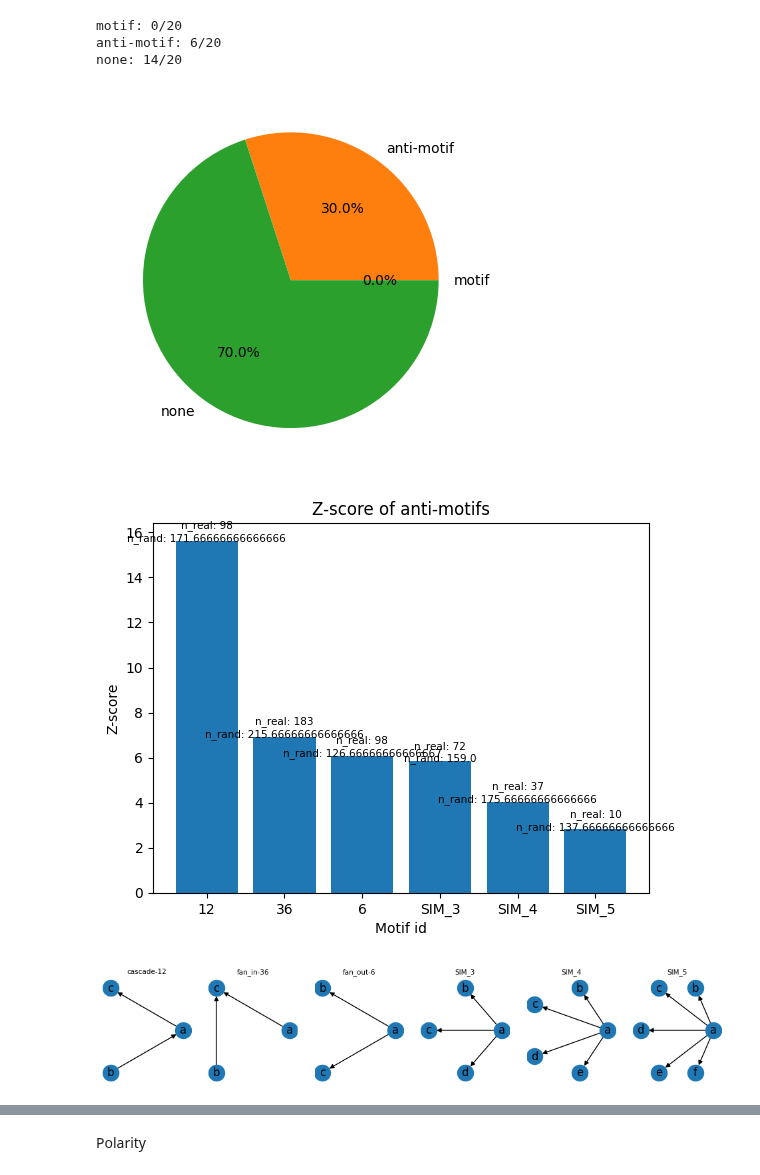
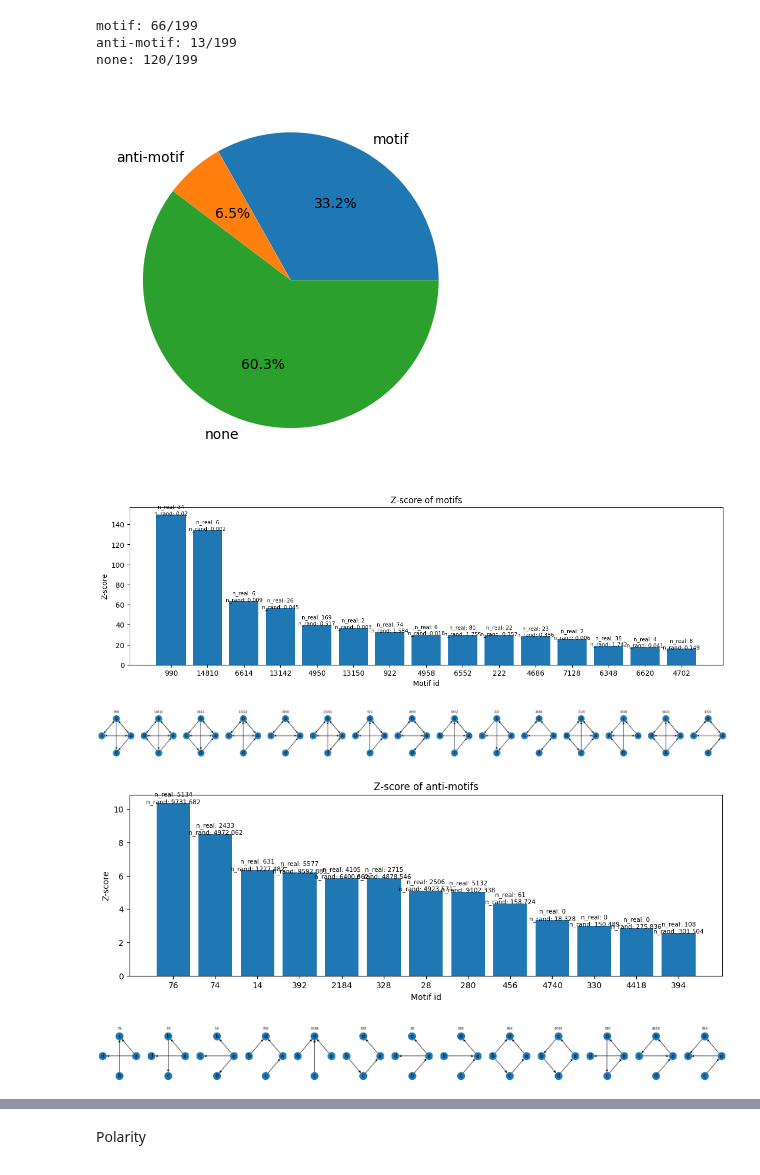
Before and after one commit to deangeckt/network_motifs, a Jupyter notebook: post_motif_analysis/motif_analysis.ipynb, the cells around one changed output, grey strips where cells are left out. Cells and saved outputs as stored; diff of their text form; code cells hidden in the pictures.

Commit message:
syanpase threshold exp - more networks + better plot

```diff
--- a/post_motif_analysis/motif_analysis.ipynb
+++ b/post_motif_analysis/motif_analysis.ipynb
@@ -15,9 +15,13 @@ import numpy as np
 from collections import defaultdict
 import collections
 # %%
-data = import_results('results/sim_test.bin')
+data = import_results('results/cook_si2_chem_k4_m5.bin')
 args = data['args']
 motifs = data['motifs']
+
+if args.input_network_file.startswith('../'):
+    args.input_network_file = "/".join(args.input_network_file.strip("/").split('/')[1:])
+
 network = load_network_from_args(args)
 
 log_motif_criteria_args(MotifCriteriaArgs(**vars(args)))
@@ -86,7 +90,9 @@ def plot_motifs_z(motifs_list: list[Motif], motif_type: MotifType, top=10):
     n_reals = [m.n_real for m in sorted_by_z]
     n_rands = [m.motif_criteria.n_rand for m in sorted_by_z]
 
-    plt.figure()
+    figure = plt.figure()
+    figure.set_size_inches(top, 4)
+
     plt.title(f'Z-score of {motif_type.value}s')
     plt.ylabel('Z-score')
     plt.xlabel('Motif id')
@@ -97,7 +103,7 @@ def plot_motifs_z(motifs_list: list[Motif], motif_type: MotifType, top=10):
        plt.text(x, y, f'n_real: {n_real}\nn_rand: {n_rand}', ha='center', fontsize=7.5)
     plt.show()
 
-    # plot of the graphs
+    # plot the graphs
     num_of_graphs = len(sorted_by_z)
     fig, ax = plt.subplots(nrows=1, ncols=num_of_graphs, figsize=(num_of_graphs*2, 2))
     fig.set_size_inches(num_of_graphs*2, 2)
@@ -250,16 +258,18 @@ def remove_isomorphic_polarity_motifs(motif: Motif):
 # %%
 motifs_ = [m for m in motifs.values() if m.motif_criteria.is_motif == MotifType.motif]
 anti_motifs_ = [m for m in motifs.values() if m.motif_criteria.is_motif == MotifType.anti_motif]
 none_motifs_ = [m for m in motifs.values() if m.motif_criteria.is_motif == MotifType.none]
 
 plot_motif_distribution(motifs_, anti_motifs_, none_motifs_)
-plot_motifs_z(motifs_, MotifType.motif)
-plot_motifs_z(anti_motifs_, MotifType.anti_motif)
+plot_motifs_z(motifs_, MotifType.motif, top=15)
+plot_motifs_z(anti_motifs_, MotifType.anti_motif, top=13)
 # %% [output]
-motif: 0/20
-anti-motif: 6/20
-none: 14/20
+motif: 66/199
+anti-motif: 13/199
+none: 120/199
-[figure, old version]
+[figure, new version]
-[figure, old version]
+[figure, new version]
-[figure, old version]
+[figure, new version]
+[figure, added]
+[figure, added]
 # %%
```
Also changed, not shown: parts of 12 cells of this notebook, 46 other files.
